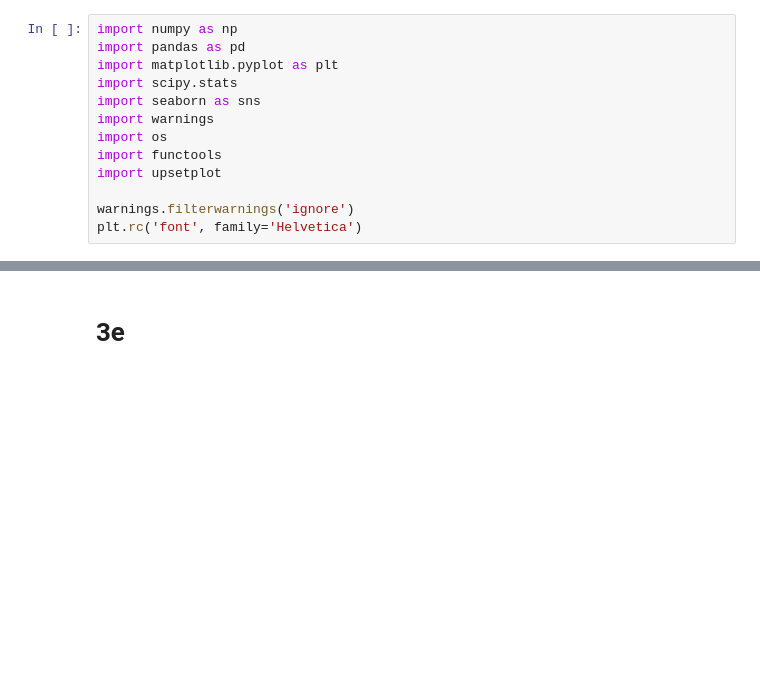
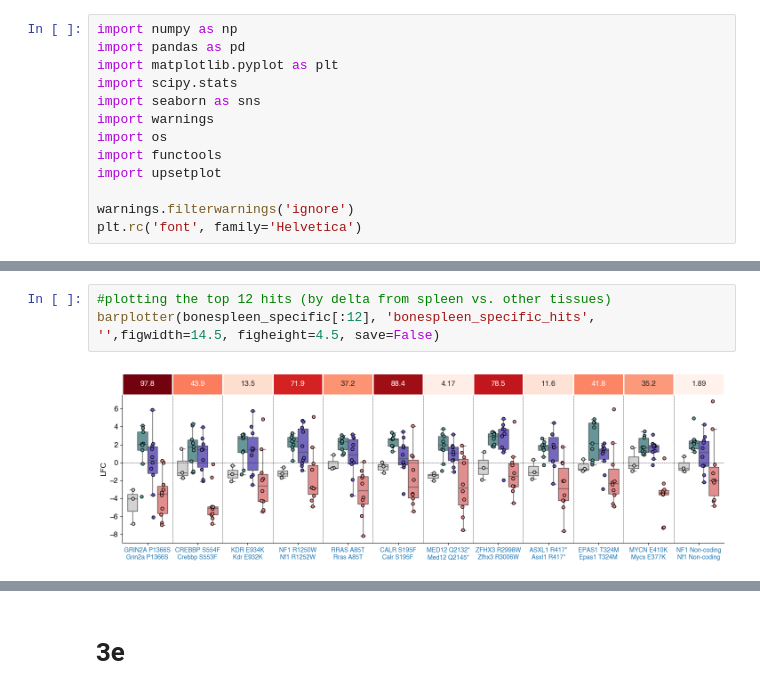
Before and after one commit to samgould2/B-ALL-in-vivo-base-editing, a Jupyter notebook: figure3.ipynb, the cells around one changed output, grey strips where cells are left out. Drawn from its saved outputs; the diff is of its cells as text; blank space fills up the shorter version.

```diff
--- a/figure3.ipynb
+++ b/figure3.ipynb
@@ -145,0 +239,5 @@ fig.subplots_adjust(hspace=0)
+# %%
+#plotting the top 12 hits (by delta from spleen vs. other tissues)
+barplotter(bonespleen_specific[:12], 'bonespleen_specific_hits', '',figwidth=14.5, figheight=4.5, save=False)
+# %% [output]
+[figure, added]
```
Also changed, not shown: parts of 28 cells of this notebook, 26 other files.
